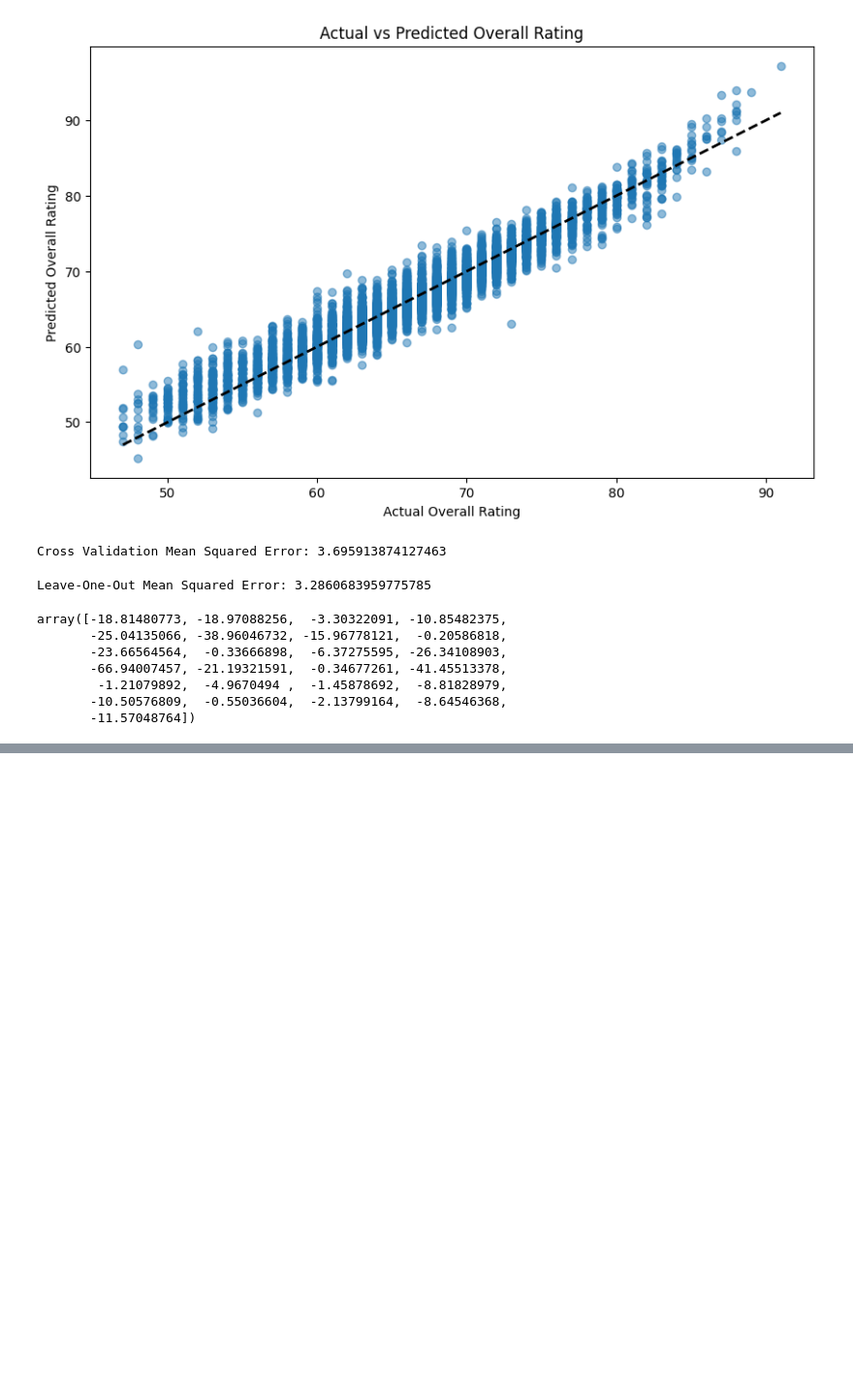
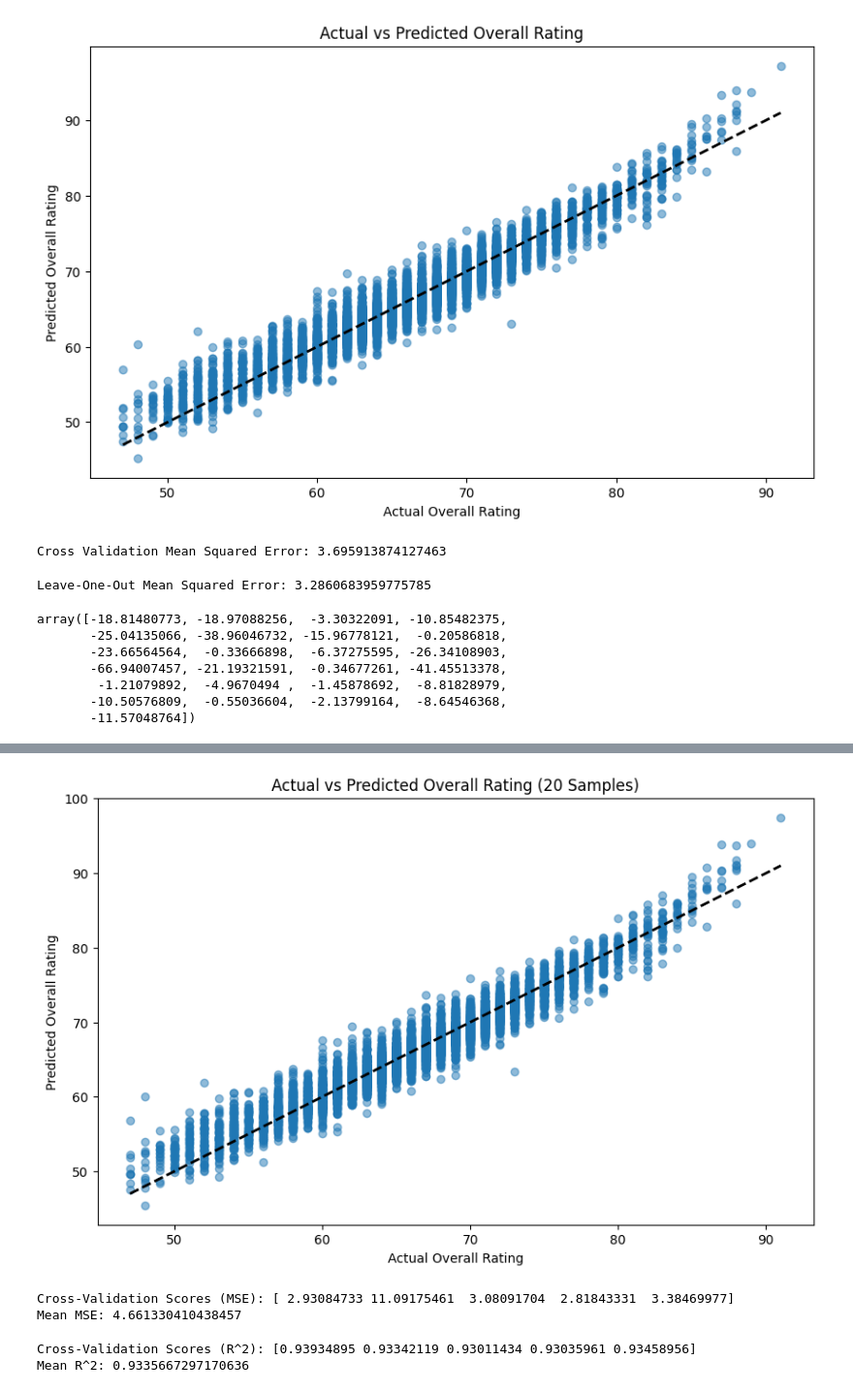
Before and after one commit to nttrung612/Football_Players_Rating_Prediction, a Jupyter notebook: lr.ipynb, the cells around one changed output, grey strips where cells are left out. Shown: that part at 97% size. Drawn from its saved outputs; the diff is of its cells as text; code cells hidden in the pictures; blank space fills up the shorter version.

Commit message:
Target Encoder

```diff
--- a/lr.ipynb
+++ b/lr.ipynb
@@ -173,0 +178,3 @@ array([-18.81480773, -18.97088256,  -3.30322091, -10.85482375,
+# %%
+df = pd.read_csv('unencoded_nation_data.csv')
+df.head()
@@ -173,0 +277,18 @@ array([-18.81480773, -18.97088256,  -3.30322091, -10.85482375,
+# %%
+from sklearn.pipeline import Pipeline
+from sklearn.linear_model import LinearRegression
+from sklearn.metrics import mean_squared_error, r2_score, mean_absolute_error
+from sklearn.preprocessing import StandardScaler
+
+# Xây dựng pipeline
+pipeline = Pipeline([
+    ('scaler', StandardScaler()),
+    ('linear_regression', LinearRegression())
+])
+
+# Huấn luyện mô hình
+pipeline.fit(X_train, y_train)
+
+# Dự đoán giá trị
+y_train_pred = pipeline.predict(X_train)
+y_pred = pipeline.predict(X_test)
@@ -173,0 +307,56 @@ array([-18.81480773, -18.97088256,  -3.30322091, -10.85482375,
+# %%
+import matplotlib.pyplot as plt
+
+# Select 20 samples
+y_test_sample = y_test[:]
+y_pred_sample = y_pred[:]
+
+plt.figure(figsize=(10, 6))
+plt.scatter(y_test_sample, y_pred_sample, alpha=0.5)
+plt.plot([y_test_sample.min(), y_test_sample.max()], [y_test_sample.min(), y_test_sample.max()], 'k--', lw=2)
+plt.xlabel('Actual Overall Rating')
+plt.ylabel('Predicted Overall Rating')
+plt.title('Actual vs Predicted Overall Rating (20 Samples)')
+plt.show()
+# %% [output]
+[figure, added]
+# %%
+import pandas as pd
+from category_encoders import TargetEncoder
+from sklearn.model_selection import train_test_split, cross_val_score
+from sklearn.pipeline import Pipeline
+from sklearn.preprocessing import StandardScaler
+from sklearn.linear_model import LinearRegression
+
+# Tách dữ liệu thành biến mục tiêu và các thuộc tính đầu vào
+y = df['overall_rating']
+X = df.drop(columns=['overall_rating'])
+
+# Tách tập huấn luyện và kiểm tra
+X_train, X_test, y_train, y_test = train_test_split(X, y, test_size=1/3, random_state=42)
+
+# Tạo pipeline với TargetEncoder, StandardScaler và LinearRegression
+pipeline = Pipeline([
+    ('target_encoder', TargetEncoder(cols=['nationality'])),
+    ('scaler', StandardScaler()),
+    ('regressor', LinearRegression())
+])
+
+# Sử dụng cross_val_score để đánh giá mô hình với 5-fold cross-validation
+scores = cross_val_score(pipeline, X, y, cv=5, scoring='neg_mean_squared_error')
+
+# Hiển thị kết quả
+print("Cross-Validation Scores (MSE):", -scores)
+print("Mean MSE:", -scores.mean())
+# %% [output]
+Cross-Validation Scores (MSE): [ 2.93084733 11.09175461  3.08091704  2.81843331  3.38469977]
+Mean MSE: 4.661330410438457
+# %%
+scores = cross_val_score(pipeline, X_train, y_train, cv=5, scoring='r2', n_jobs=-1)
+
+# Hiển thị kết quả
+print("Cross-Validation Scores (R^2):", scores)
+print("Mean R^2:", scores.mean())
+# %% [output]
+Cross-Validation Scores (R^2): [0.93934895 0.93342119 0.93011434 0.93035961 0.93458956]
+Mean R^2: 0.9335667297170636
```
Also changed, not shown: parts of 10 cells of this notebook, 2 other files.
